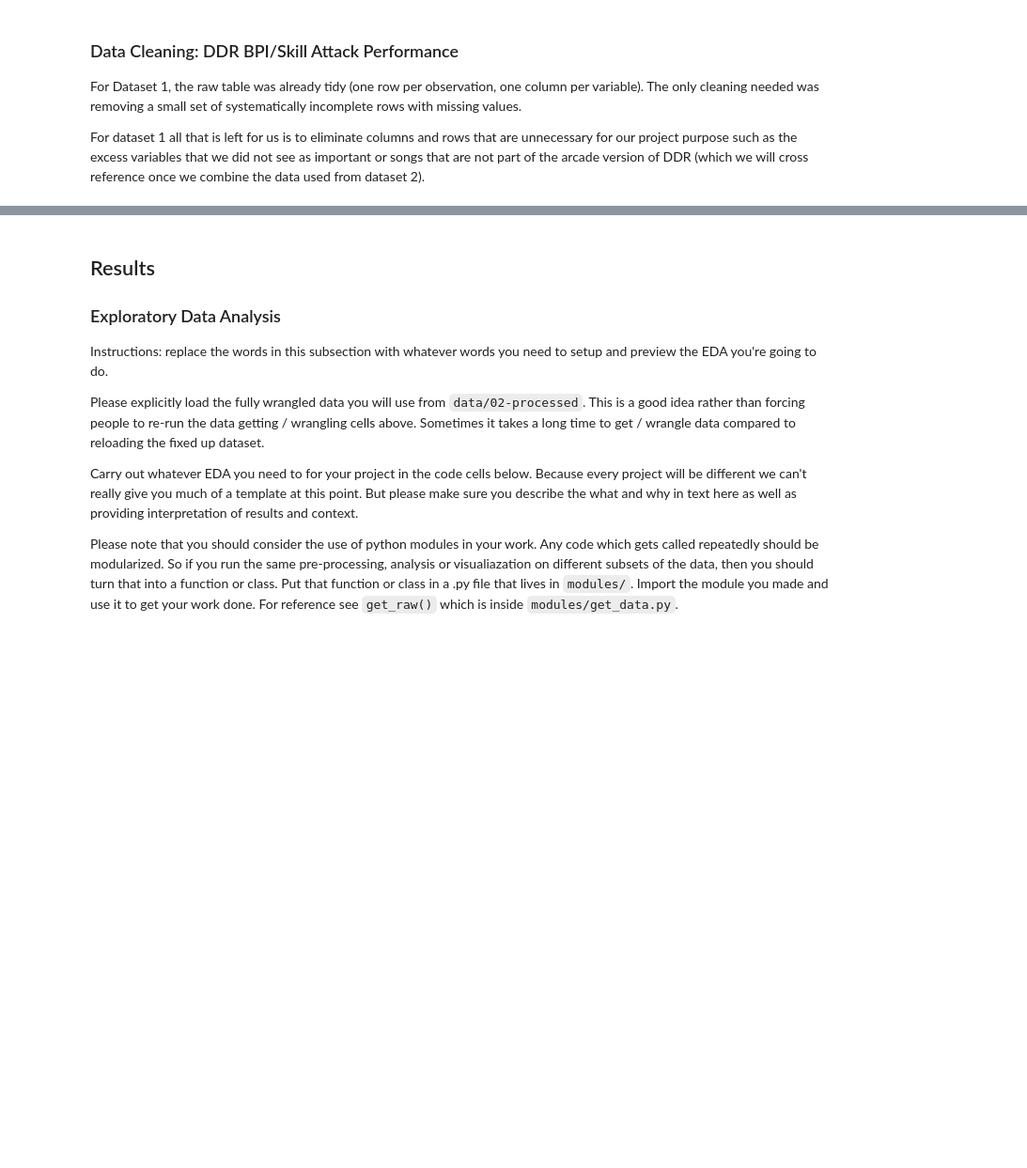
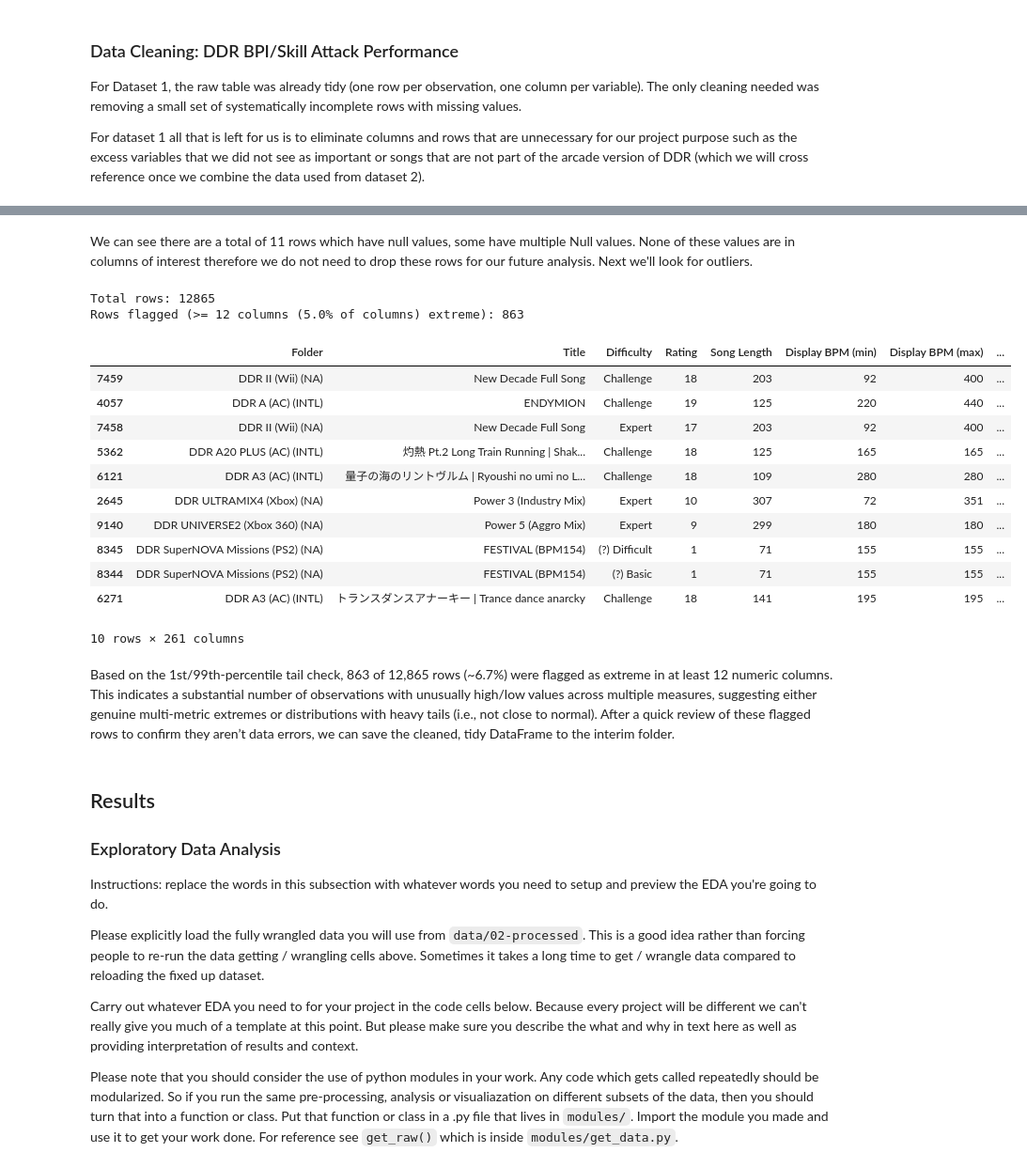
Before and after one commit to COGS108/Group051_WI26, a Jupyter notebook: 02-EDACheckpoint.ipynb, the cells around one changed output, grey strips where cells are left out. Shown at 94% size. Drawn from its saved outputs; the diff is of its cells as text; code cells hidden in the pictures; blank space fills up the shorter version.

```diff
--- a/02-EDACheckpoint.ipynb
+++ b/02-EDACheckpoint.ipynb
@@ -352,0 +400,48 @@ For dataset 1 all that is left for us is to eliminate columns and rows that are
+# %% [markdown]
+We can see there are a total of 11 rows which have null values, some have multiple Null values. None of these values are in columns of interest therefore we do not need to drop these rows for our future analysis. Next we'll look for outliers.
+# %%
+df = Dataset2
+
+# numeric-only for outlier detection
+num = df.select_dtypes(include="number")
+m = num.shape[1]
+x=.05
+# tail cutoffs
+lo = num.quantile(0.01)
+hi = num.quantile(0.99)
+
+# True where a value is in the extreme tails of its column
+outlier_mask = num.lt(lo) | num.gt(hi)
+
+# require at least k columns in the row to be flagged
+k = max(2, math.ceil(x * m))
+
+row_outlier_counts = outlier_mask.sum(axis=1)
+rows_flagged = row_outlier_counts >= k
+
+print("Total rows:", len(df))
+print(f"Rows flagged (>= {k} columns ({x*100}% of columns) extreme):", rows_flagged.sum())
+
+# show the worst rows first (most flagged columns)
+worst_idx = row_outlier_counts.sort_values(ascending=False).head(50).index
+
+# full set of flagged rows (all columns)
+df_flagged = df.loc[rows_flagged].copy()
+df.loc[worst_idx].assign(outlier_flag_count=row_outlier_counts.loc[worst_idx]).head(rows_flagged.sum()).head(10)
+# %% [output]
+Total rows: 12865
+Rows flagged (>= 12 columns (5.0% of columns) extreme): 863
+|  | Folder | Title | Difficulty | Rating | Song Length | Display BPM (min) | Display BPM (max) | ... |
+| 7459 | DDR II (Wii) (NA) | New Decade Full Song | Challenge | 18 | 203 | 92 | 400 | ... |
+| 4057 | DDR A (AC) (INTL) | ENDYMION | Challenge | 19 | 125 | 220 | 440 | ... |
+| 7458 | DDR II (Wii) (NA) | New Decade Full Song | Expert | 17 | 203 | 92 | 400 | ... |
+| 5362 | DDR A20 PLUS (AC) (INTL) | 灼熱 Pt.2 Long Train Running | Shak... | Challenge | 18 | 125 | 165 | 165 | ... |
+| 6121 | DDR A3 (AC) (INTL) | 量子の海のリントヴルム | Ryoushi no umi no L... | Challenge | 18 | 109 | 280 | 280 | ... |
+| 2645 | DDR ULTRAMIX4 (Xbox) (NA) | Power 3 (Industry Mix) | Expert | 10 | 307 | 72 | 351 | ... |
+| 9140 | DDR UNIVERSE2 (Xbox 360) (NA) | Power 5 (Aggro Mix) | Expert | 9 | 299 | 180 | 180 | ... |
+| 8345 | DDR SuperNOVA Missions (PS2) (NA) | FESTIVAL (BPM154) | (?) Difficult | 1 | 71 | 155 | 155 | ... |
+| 8344 | DDR SuperNOVA Missions (PS2) (NA) | FESTIVAL (BPM154) | (?) Basic | 1 | 71 | 155 | 155 | ... |
+| 6271 | DDR A3 (AC) (INTL) | トランスダンスアナーキー | Trance dance anarcky | Challenge | 18 | 141 | 195 | 195 | ... |
+10 rows × 261 columns
+# %% [markdown]
+Based on the 1st/99th-percentile tail check, 863 of 12,865 rows (~6.7%) were flagged as extreme in at least 12 numeric columns. This indicates a substantial number of observations with unusually high/low values across multiple measures, suggesting either genuine multi-metric extremes or distributions with heavy tails (i.e., not close to normal). After a quick review of these flagged rows to confirm they aren’t data errors, we can save the cleaned, tidy DataFrame to the interim folder.
```
Also changed, not shown: parts of 8 cells of this notebook.
